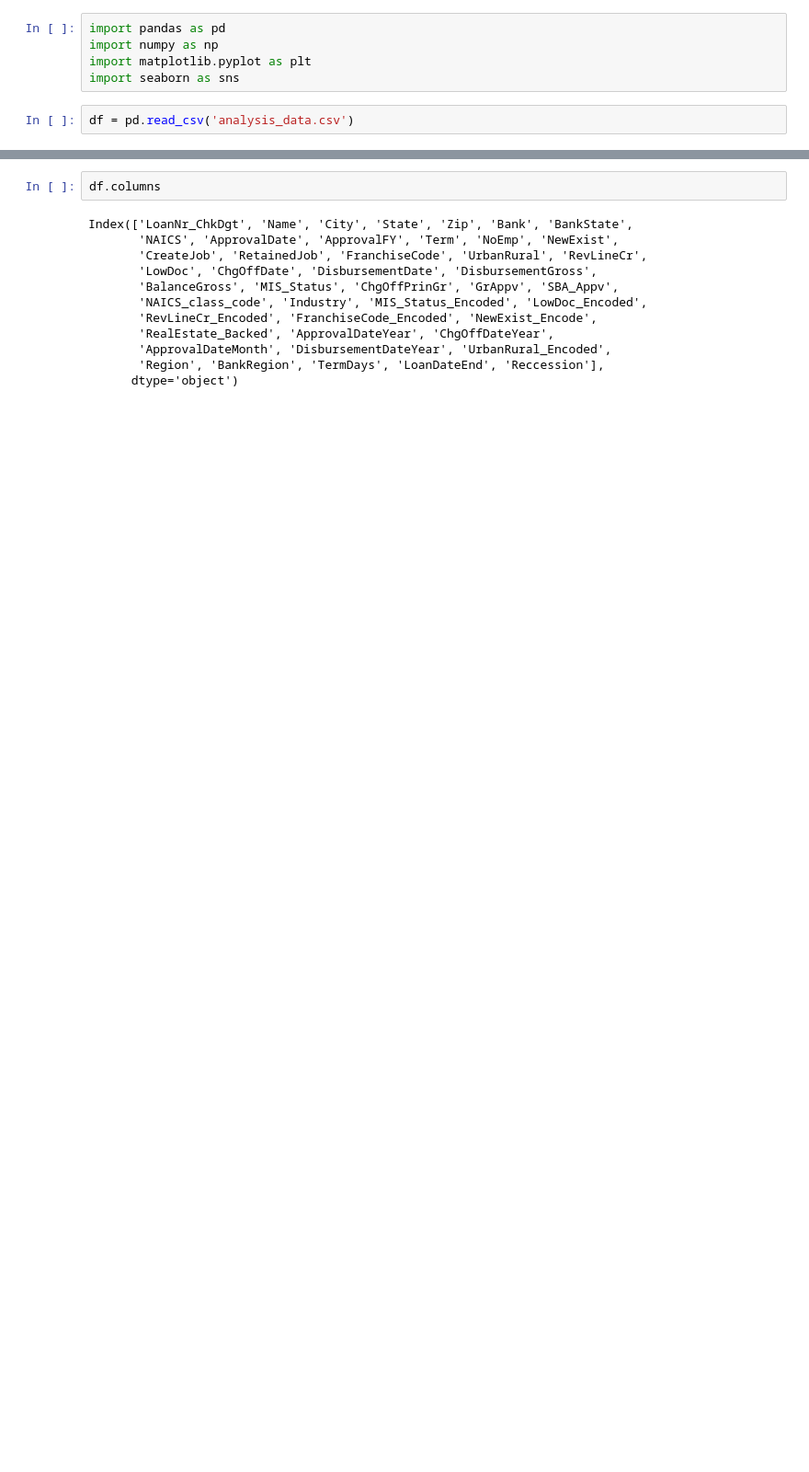
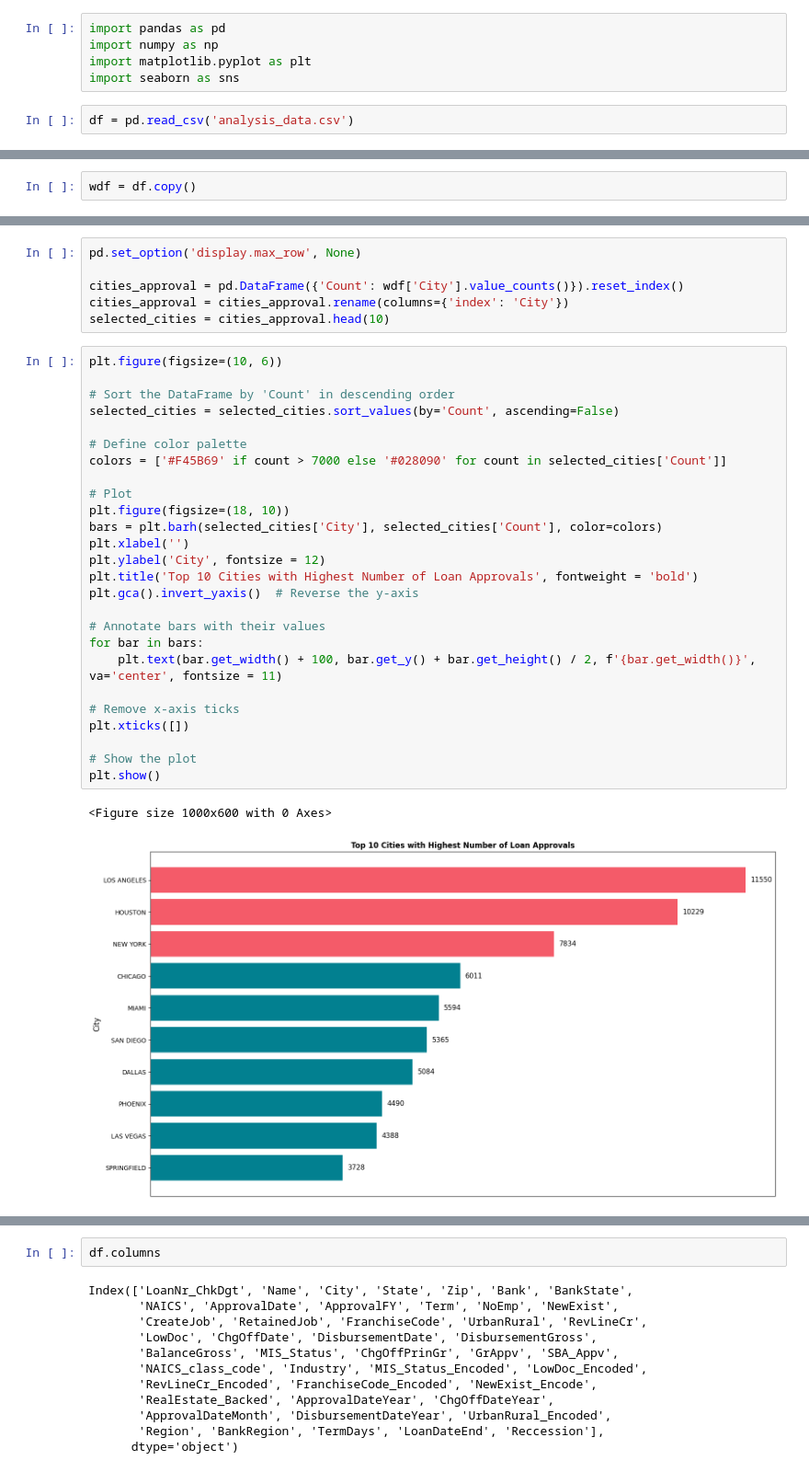
Before and after one commit to MichAdebayo/brief-loan-prediction, a Jupyter notebook: data_analysis.ipynb, the cells around one changed output, grey strips where cells are left out. Shown at 92% size. Saved outputs shown, nothing was run; the diff lists cells and outputs as text; blank space fills up the shorter version.

```diff
--- a/data_analysis.ipynb
+++ b/data_analysis.ipynb
@@ -19,0 +20,2 @@ df.drop(columns=['Unnamed: 0'],axis= 1, inplace=True)
+# %%
+wdf = df.copy()
@@ -19,0 +27,35 @@ df.drop(columns=['Unnamed: 0'],axis= 1, inplace=True)
+# %%
+pd.set_option('display.max_row', None)
+
+cities_approval = pd.DataFrame({'Count': wdf['City'].value_counts()}).reset_index()
+cities_approval = cities_approval.rename(columns={'index': 'City'})
+selected_cities = cities_approval.head(10)
+# %%
+plt.figure(figsize=(10, 6))
+
+# Sort the DataFrame by 'Count' in descending order
+selected_cities = selected_cities.sort_values(by='Count', ascending=False)
+
+# Define color palette
+colors = ['#F45B69' if count > 7000 else '#028090' for count in selected_cities['Count']]
+
+# Plot
+plt.figure(figsize=(18, 10))
+bars = plt.barh(selected_cities['City'], selected_cities['Count'], color=colors)
+plt.xlabel('')
+plt.ylabel('City', fontsize = 12)
+plt.title('Top 10 Cities with Highest Number of Loan Approvals', fontweight = 'bold')
+plt.gca().invert_yaxis()  # Reverse the y-axis
+
+# Annotate bars with their values
+for bar in bars:
+    plt.text(bar.get_width() + 100, bar.get_y() + bar.get_height() / 2, f'{bar.get_width()}', va='center', fontsize = 11)
+
+# Remove x-axis ticks
+plt.xticks([])
+
+# Show the plot
+plt.show()
+# %% [output]
+<Figure size 1000x600 with 0 Axes>
+[figure, added]
```
Also changed, not shown: parts of 21 cells of this notebook, 2 other files.
